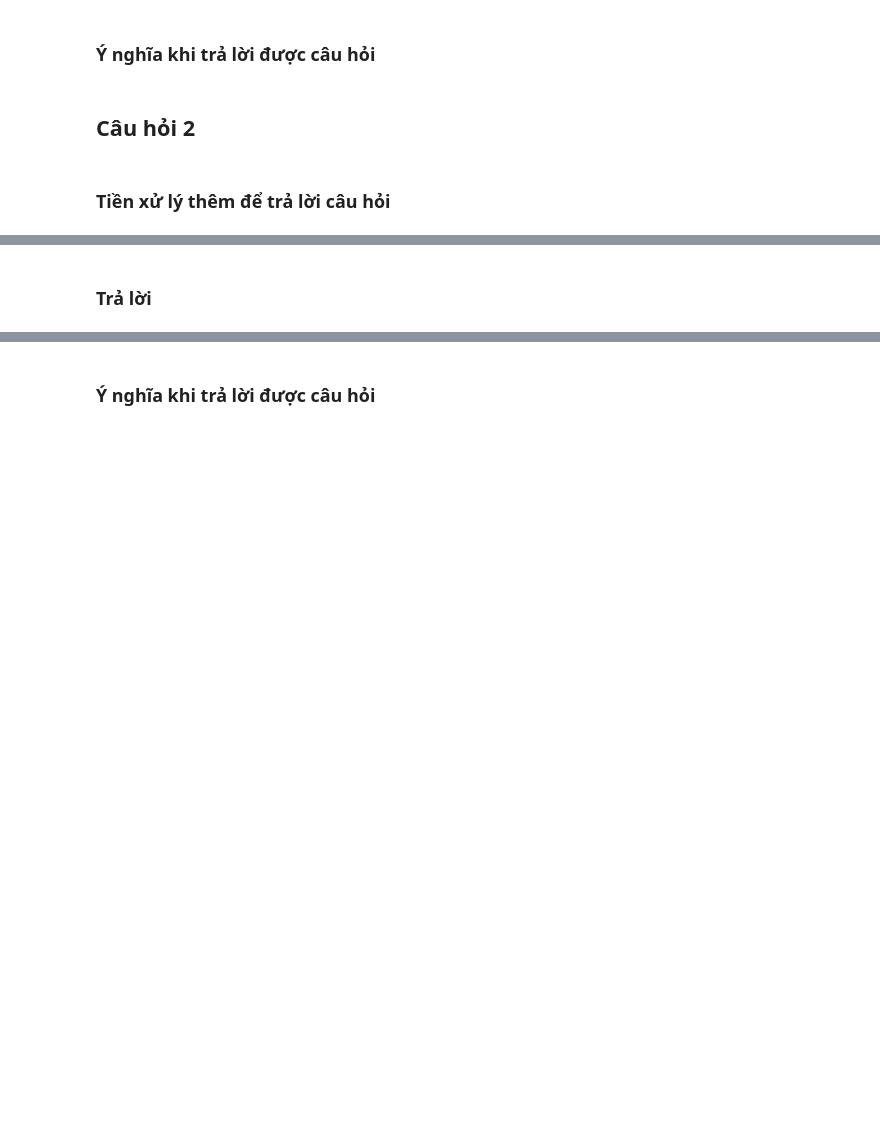
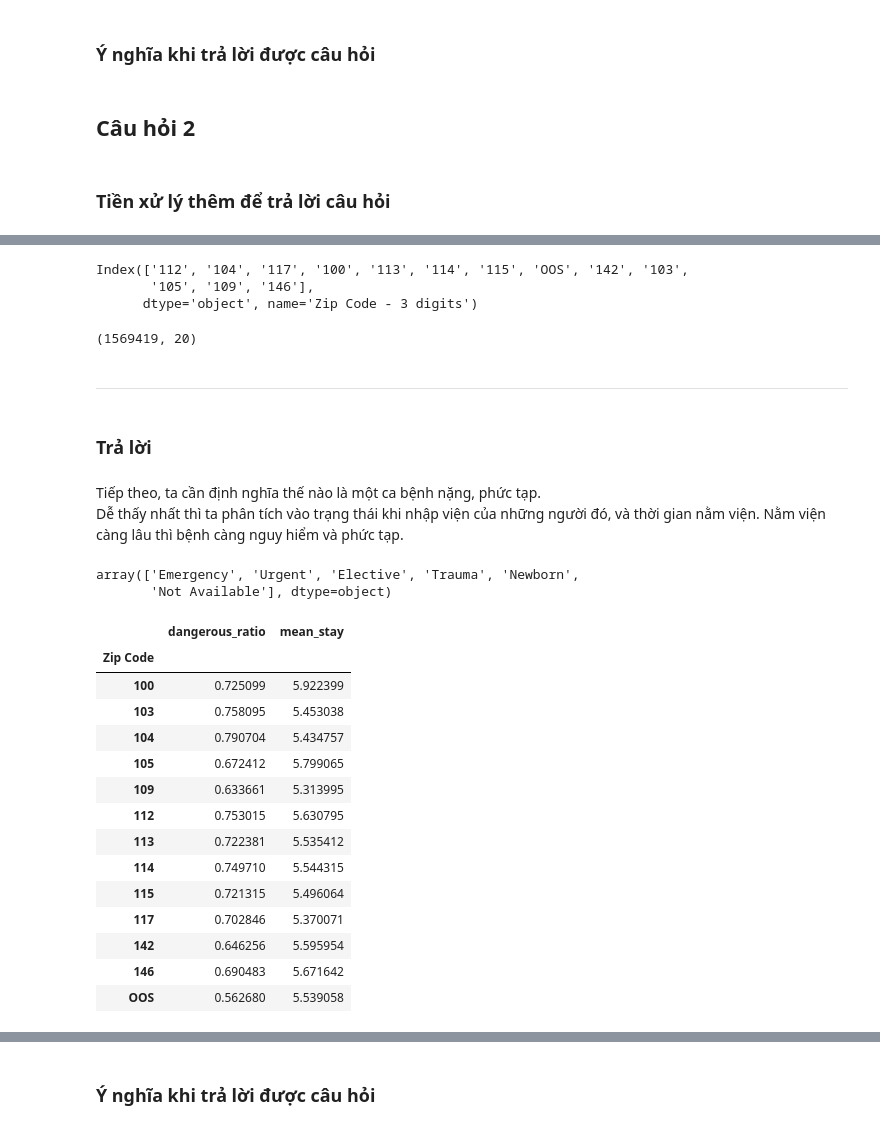
Before and after one commit to viplazylmht/P4DS_final, a Jupyter notebook: P4DS_Final.ipynb, the cells around one changed output, grey strips where cells are left out. Cells and saved outputs as stored; diff of their text form; code cells hidden in the pictures; blank space fills up the shorter version.

```diff
--- a/P4DS_Final.ipynb
+++ b/P4DS_Final.ipynb
@@ -430,0 +434,4 @@ Khi trả lời được câu hỏi này, ta có thể đưa ra được một v
+# %%
+print(data['Zip Code - 3 digits'].nunique())
+patient_kount = data.groupby('Zip Code - 3 digits').count().iloc[:, 0].sort_values(ascending=False).rename('count')
+patient_kount
@@ -431,2 +480,51 @@ Khi trả lời được câu hỏi này, ta có thể đưa ra được một v
+# %%
+top_zip = top_area_count.index
+top_zip
+# %% [output]
+Index(['112', '104', '117', '100', '113', '114', '115', 'OOS', '142', '103',
+       '105', '109', '146'],
+      dtype='object', name='Zip Code - 3 digits')
+# %%
+wk_data = data.loc[data['Zip Code - 3 digits'].isin(top_zip.values)]
+wk_data.shape
+# %% [output]
+(1569419, 20)
+# %% [markdown]
+---
 # %% [markdown]
 ### Trả lời
+# %% [markdown]
+Tiếp theo, ta cần định nghĩa thế nào là một ca bệnh nặng, phức tạp.
+Dễ thấy nhất thì ta phân tích vào trạng thái khi nhập viện của những người đó, và thời gian nằm viện. Nằm viện càng lâu thì bệnh càng nguy hiểm và phức tạp.
+# %%
+wk_data['Type of Admission'].unique()
+# %% [output]
+array(['Emergency', 'Urgent', 'Elective', 'Trauma', 'Newborn',
+       'Not Available'], dtype=object)
+# %%
+dangerous_types = ['Emergency', 'Urgent']
+def dangerous_patient_ratio(df):
+    dangerous_ratio = df['Type of Admission'].isin(dangerous_types).sum() / df.shape[0]
+    mean_stay = df['Length of Stay'].mean()
+
+    return pd.DataFrame({'dangerous_ratio': dangerous_ratio, 'mean_stay': mean_stay},
+                        index=pd.Series([df['Zip Code - 3 digits'].iloc[0],], name='Zip Code'))
+
+dt = wk_data.groupby('Zip Code - 3 digits', group_keys=False).apply(dangerous_patient_ratio)
+dt
+# %% [output]
+|  | dangerous_ratio | mean_stay |
+| Zip Code |  |  |
+| 100 | 0.725099 | 5.922399 |
+| 103 | 0.758095 | 5.453038 |
+| 104 | 0.790704 | 5.434757 |
+| 105 | 0.672412 | 5.799065 |
+| 109 | 0.633661 | 5.313995 |
+| 112 | 0.753015 | 5.630795 |
+| 113 | 0.722381 | 5.535412 |
+| 114 | 0.749710 | 5.544315 |
+| 115 | 0.721315 | 5.496064 |
+| 117 | 0.702846 | 5.370071 |
+| 142 | 0.646256 | 5.595954 |
+| 146 | 0.690483 | 5.671642 |
+| OOS | 0.562680 | 5.539058 |
```
Also changed, not shown: parts of 7 cells of this notebook.
